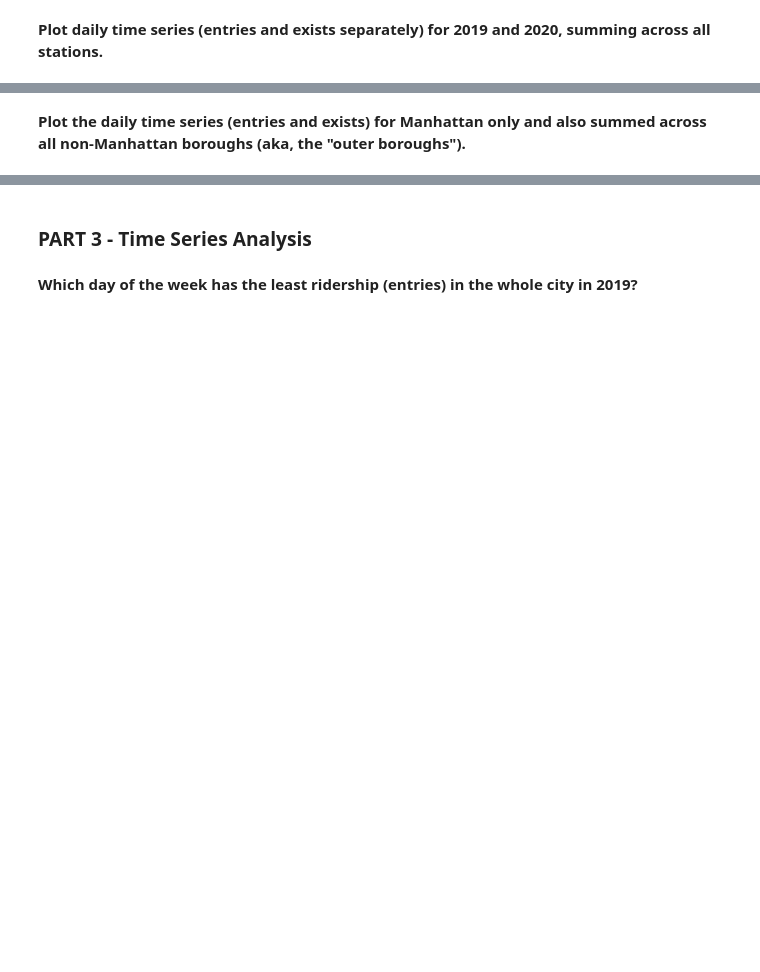
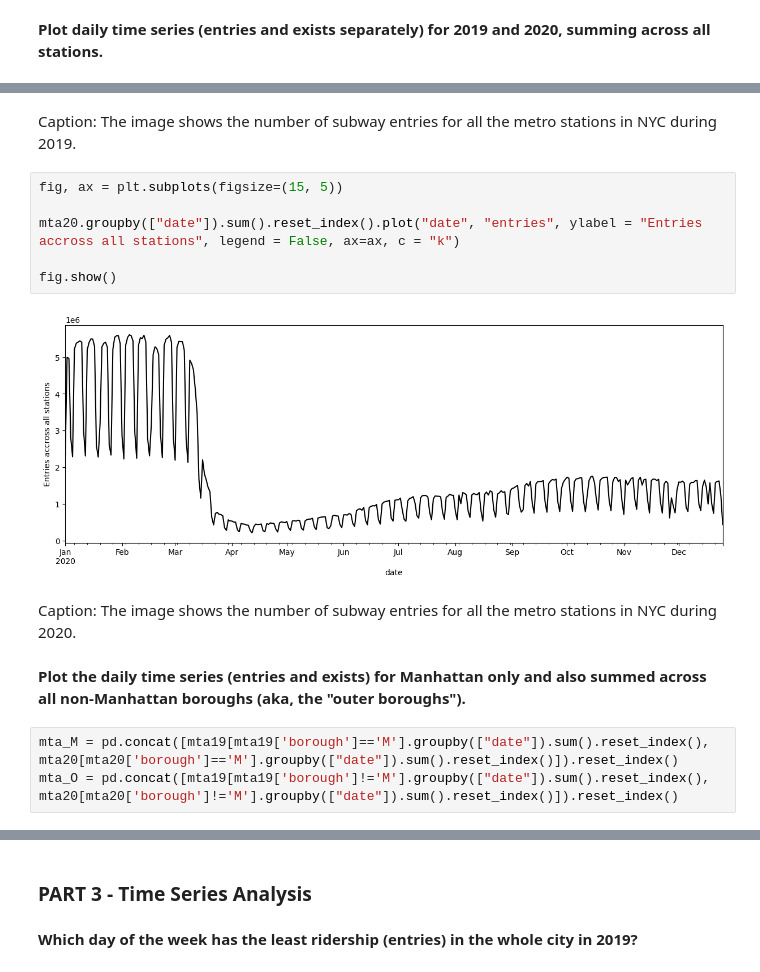
Before and after one commit to ReidelVichot/DSTEP23, a Jupyter notebook: assignments/dstep23_assignment_04_RVichot.ipynb, the cells around one changed output, grey strips where cells are left out. Saved outputs shown, nothing was run; the diff lists cells and outputs as text; blank space fills up the shorter version.

```diff
--- a/assignments/dstep23_assignment_04_RVichot.ipynb
+++ b/assignments/dstep23_assignment_04_RVichot.ipynb
@@ -228,2 +255,17 @@ array(['Q', 'Bk', 'M', 'Bx', 'SI'], dtype=object)
+# %% [markdown]
+Caption: The image shows the number of subway entries for all the metro stations in NYC during 2019.
+# %%
+fig, ax = plt.subplots(figsize=(15, 5))
+
+mta20.groupby(["date"]).sum().reset_index().plot("date", "entries", ylabel = "Entries accross all stations", legend = False, ax=ax, c = "k")
+
+fig.show()
+# %% [output]
+[figure, added]
+# %% [markdown]
+Caption: The image shows the number of subway entries for all the metro stations in NYC during 2020.
 # %% [markdown]
 **Plot the daily time series (entries and exists) for Manhattan only and also summed across all non-Manhattan boroughs (aka, the "outer boroughs").**
+# %%
+mta_M = pd.concat([mta19[mta19['borough']=='M'].groupby(["date"]).sum().reset_index(), mta20[mta20['borough']=='M'].groupby(["date"]).sum().reset_index()]).reset_index()
+mta_O = pd.concat([mta19[mta19['borough']!='M'].groupby(["date"]).sum().reset_index(), mta20[mta20['borough']!='M'].groupby(["date"]).sum().reset_index()]).reset_index()
```
Also changed, not shown: parts of 17 cells of this notebook.
